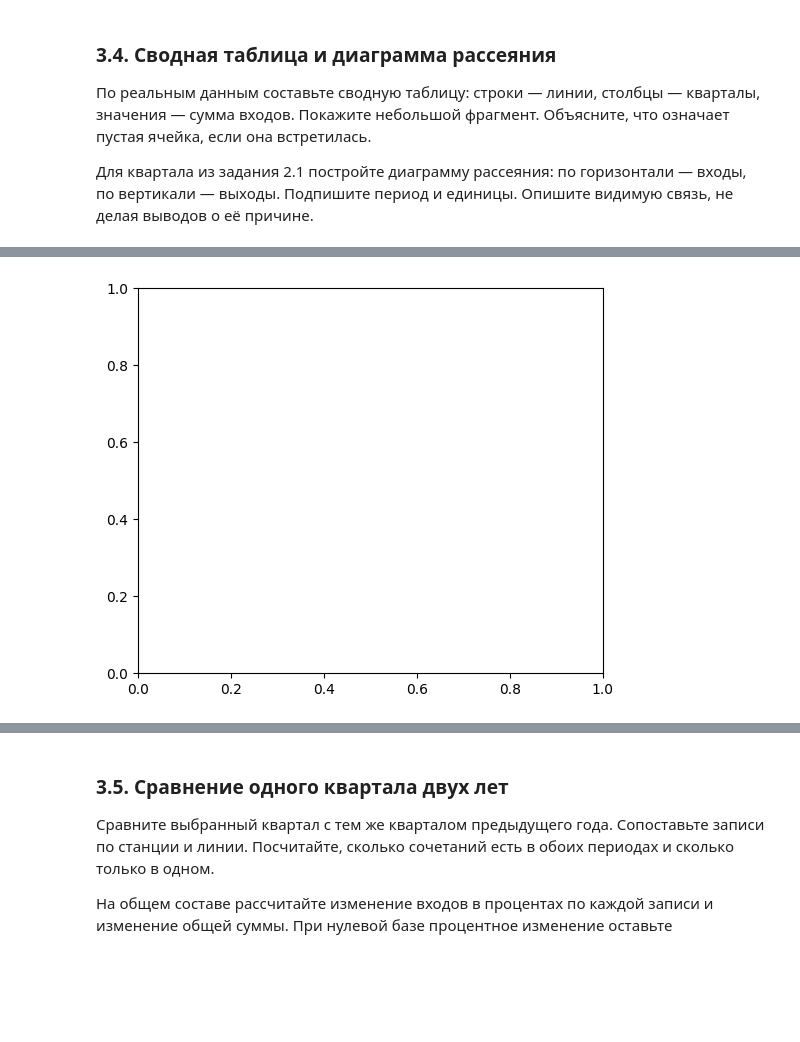
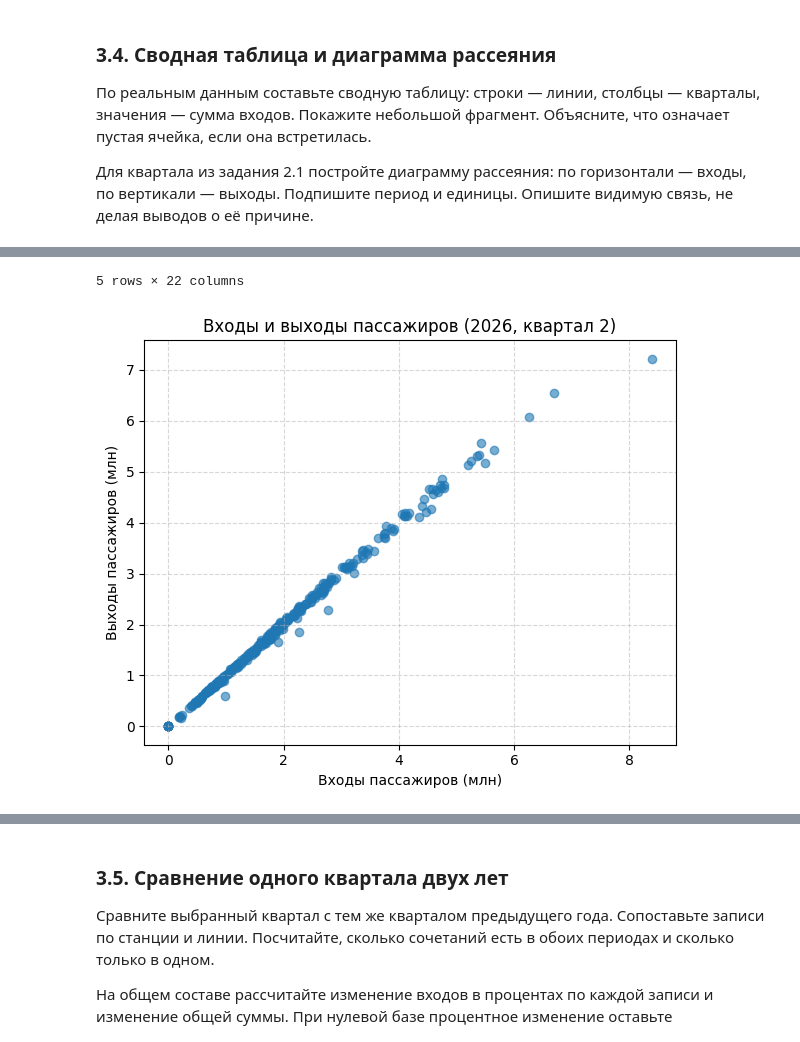
Before and after one commit to thundersen48/General_repository, a Jupyter notebook: study/the_basics_of_AI_lb_1/Основы_ИИ_ЛР1-2.ipynb, the cells around one changed output, grey strips where cells are left out. Cells and saved outputs as stored; diff of their text form; code cells hidden in the pictures; blank space fills up the shorter version.

```diff
--- a/study/the_basics_of_AI_lb_1/Основы_ИИ_ЛР1-2.ipynb
+++ b/study/the_basics_of_AI_lb_1/Основы_ИИ_ЛР1-2.ipynb
@@ -231,6 +231,9 @@ text_columns = df.select_dtypes(include=['object', 'string']).columns
 before_text = df[text_columns].copy()
 
 # В df уберите пробелы по краям и обозначьте пустые строки как пропуски.
-
+for col in text_columns:
+    df[col] = df[col].astype(str).str.strip()
+    df[col] = df[col].replace('', pd.NA)
 # Сравните результат с before_text.
-text_changes = ...
+text_changes = (before_text != df[text_columns]).sum().sum()
+print(f"Количество измененных ячеек после очистки текста: {text_changes}")
@@ -862,11 +1039,29 @@ practice_labels = practice_clean.copy()
 Для квартала из задания 2.1 постройте диаграмму рассеяния: по горизонтали — входы, по вертикали — выходы. Подпишите период и единицы. Опишите видимую связь, не делая выводов о её причине.
 # %%
 # Сводная таблица по линиям и кварталам из df.
-pivot = ...
+pivot = df.pivot_table(
+    index='Линия',
+    columns=['Год', 'Номер квартала'],
+    values='Входы пассажиров',
+    aggfunc='sum'
+)
 
 # Покажите небольшой фрагмент pivot.
+display(pivot.head(5))
+
 fig, ax = plt.subplots(figsize=(6, 5))
 # Постройте диаграмму рассеяния по selected.
 # Подпишите входы и выходы в миллионах, укажите period_title.
+entries_mln = selected['Входы пассажиров'] / 1000000
+exits_mln = selected['Выходы пассажиров'] / 1000000
+
+ax.scatter(entries_mln, exits_mln, alpha=0.6, color='tab:blue')
+
+ax.set_title(f'Входы и выходы пассажиров ({period_title})')
+ax.set_xlabel('Входы пассажиров (млн)')
+ax.set_ylabel('Выходы пассажиров (млн)')
+ax.grid(True, linestyle='--', alpha=0.5)
+
+plt.tight_layout()
 plt.show()
 # %% [output]
@@ -873 +1076,2 @@ plt.show()
+5 rows × 22 columns
-[figure, old version]
+[figure, new version]
```
Also changed, not shown: parts of 20 cells of this notebook, 6 other files.
